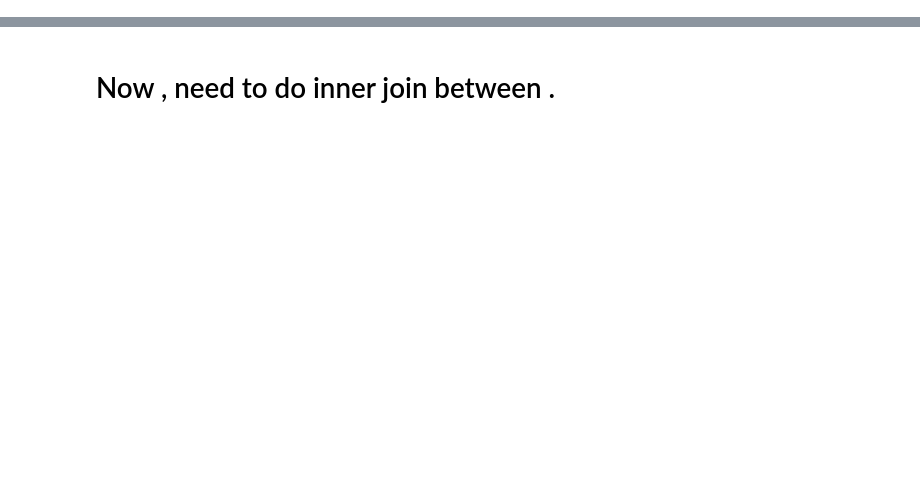
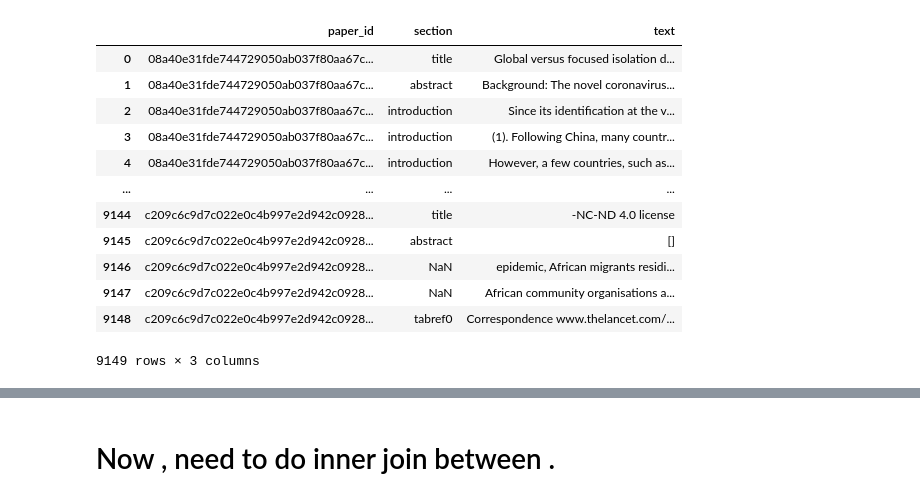
Before and after one commit to mindyng/Covid19, a Jupyter notebook: Paper_Study_Design_Annotation_BaselineModel_TreeModels.ipynb, the cells around one changed output, grey strips where cells are left out. Cells and saved outputs as stored; diff of their text form; code cells hidden in the pictures; blank space fills up the shorter version.

```diff
--- a/Paper_Study_Design_Annotation_BaselineModel_TreeModels.ipynb
+++ b/Paper_Study_Design_Annotation_BaselineModel_TreeModels.ipynb
@@ -118,0 +35,17 @@ sentence_sample_lem
+# %%
+NLPData=pd.read_csv('NLPDatasets_v7_preprocessed_v7_dataset.csv')
+NLPData
+# %% [output]
+|  | paper_id | section | text |
+| 0 | 08a40e31fde744729050ab037f80aa67c... | title | Global versus focused isolation d... |
+| 1 | 08a40e31fde744729050ab037f80aa67c... | abstract | Background: The novel coronavirus... |
+| 2 | 08a40e31fde744729050ab037f80aa67c... | introduction | Since its identification at the v... |
+| 3 | 08a40e31fde744729050ab037f80aa67c... | introduction | (1). Following China, many countr... |
+| 4 | 08a40e31fde744729050ab037f80aa67c... | introduction | However, a few countries, such as... |
+| ... | ... | ... | ... |
+| 9144 | c209c6c9d7c022e0c4b997e2d942c0928... | title | -NC-ND 4.0 license |
+| 9145 | c209c6c9d7c022e0c4b997e2d942c0928... | abstract | [] |
+| 9146 | c209c6c9d7c022e0c4b997e2d942c0928... | NaN | epidemic, African migrants residi... |
+| 9147 | c209c6c9d7c022e0c4b997e2d942c0928... | NaN | African community organisations a... |
+| 9148 | c209c6c9d7c022e0c4b997e2d942c0928... | tabref0 | Correspondence www.thelancet.com/... |
+9149 rows × 3 columns
```
Also changed, not shown: parts of 19 cells of this notebook.
